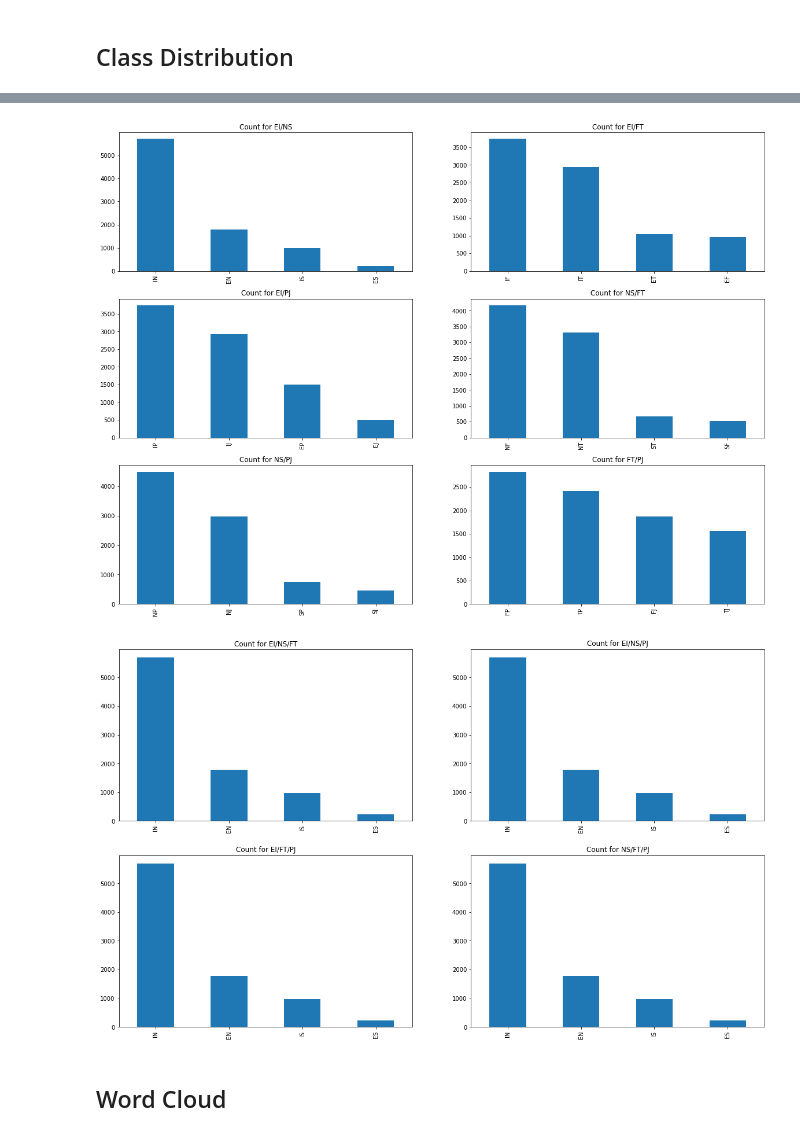
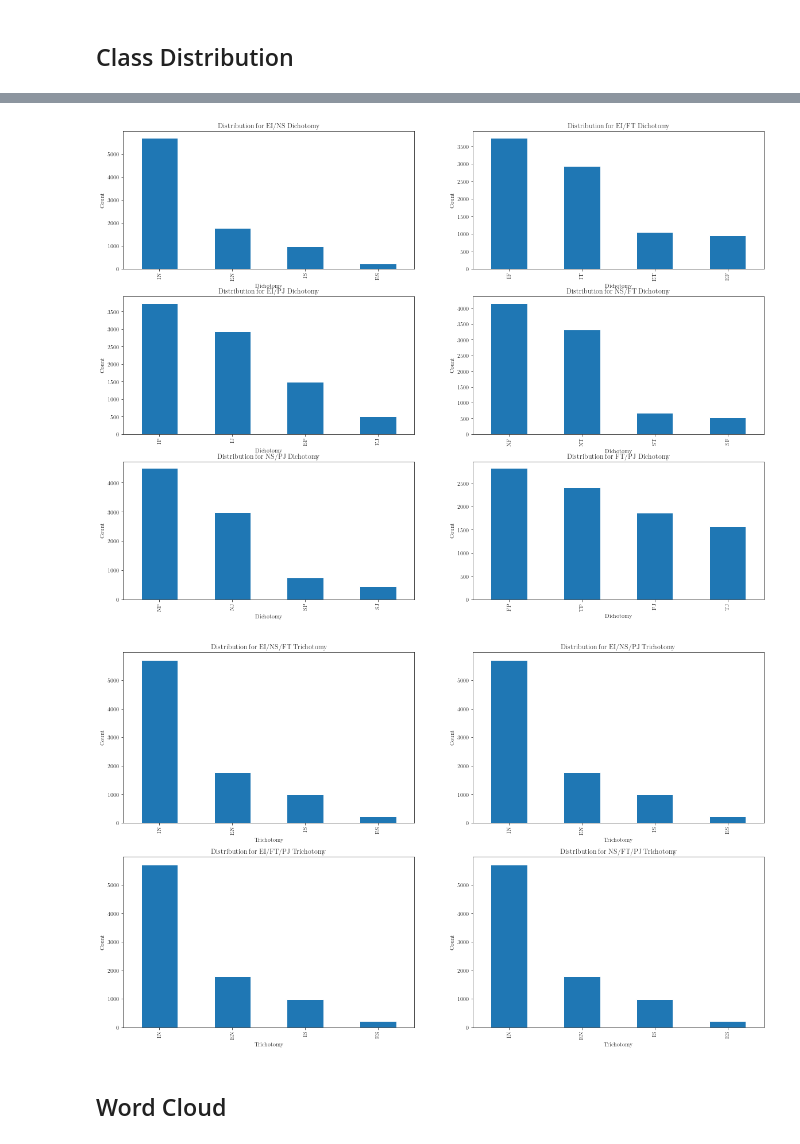
Before and after one commit to vincentleooo/CDS-Project-2021, a Jupyter notebook: personality_code/data visualisation.ipynb, the cells around one changed output, grey strips where cells are left out. Cells and saved outputs as stored; diff of their text form; code cells hidden in the pictures.

```diff
--- a/personality_code/data visualisation.ipynb
+++ b/personality_code/data visualisation.ipynb
@@ -3,7 +3,7 @@ import pandas as pd
 import matplotlib.pyplot as plt
 import seaborn as sns
 # %%
-df = pd.read_csv('mbti_1.csv', index_col=None)
+df = pd.read_csv('../personality_dataset/mbti_1.csv', index_col=None)
 df
 # %% [output]
 |  | type | posts |
@@ -42,6 +42,8 @@ RcParams({'axes.prop_cycle': cycler('color', ['#0072B2', '#009E73', '#D55E00', '
 # %%
 df['len'] = df['posts'].apply(lambda s : len(s))
 sns.set_style("ticks")
+plt.rc('text', usetex=True)
+plt.rc('font', family='serif')
 plt.figure(dpi=600)
 plt.title("Histogram of Length of 50 Posts")
 plt.xlabel("Length of 50 Posts")
@@ -54,8 +72,12 @@ df['len'].plot.hist(bins=80)
 # %%
 # overall class distribution
 %matplotlib inline
-plt.figure(figsize=(10,4))
-plt.title("overall class distribution (16 classes)")
+plt.rc('text', usetex=True)
+plt.rc('font', family='serif')
+plt.figure(figsize=(8,4), dpi=600)
+plt.title("MBTI Type Distribution")
+plt.xlabel("MBTI Type")
+plt.ylabel("Count")
 df["type"].value_counts().plot(kind='bar');
 # plt.savefig('overall_class_distribution.png')
 # %% [output]
@@ -102,20 +116,20 @@ df["FT/PJ"] = [row["type"][2:] for _,row in df.iterrows()]
 # %%
 # two diemnsion class distribution (four classes)
 %matplotlib inline
 
 col = 2
 row = 3
 
 fig, axes = plt.subplots(row,col, figsize=(20, 15))
-df["EI/NS"].value_counts().plot(ax=axes[0, 0],kind='bar').set_title("Count for EI/NS");
-df["EI/FT"].value_counts().plot(ax=axes[0, 1],kind='bar').set_title("Count for EI/FT");
-df["EI/PJ"].value_counts().plot(ax=axes[1, 0],kind='bar').set_title("Count for EI/PJ");
-df["NS/FT"].value_counts().plot(ax=axes[1, 1],kind='bar').set_title("Count for NS/FT");
-df["NS/PJ"].value_counts().plot(ax=axes[2, 0],kind='bar').set_title("Count for NS/PJ");
-df["FT/PJ"].value_counts().plot(ax=axes[2, 1],kind='bar').set_title("Count for FT/PJ");
+df["EI/NS"].value_counts().plot(ax=axes[0, 0],kind='bar', xlabel="Dichotomy", ylabel="Count").set_title("Distribution for EI/NS Dichotomy");
+df["EI/FT"].value_counts().plot(ax=axes[0, 1],kind='bar', xlabel="Dichotomy", ylabel="Count").set_title("Distribution for EI/FT Dichotomy");
+df["EI/PJ"].value_counts().plot(ax=axes[1, 0],kind='bar', xlabel="Dichotomy", ylabel="Count").set_title("Distribution for EI/PJ Dichotomy");
+df["NS/FT"].value_counts().plot(ax=axes[1, 1],kind='bar', xlabel="Dichotomy", ylabel="Count").set_title("Distribution for NS/FT Dichotomy");
+df["NS/PJ"].value_counts().plot(ax=axes[2, 0],kind='bar', xlabel="Dichotomy", ylabel="Count").set_title("Distribution for NS/PJ Dichotomy");
+df["FT/PJ"].value_counts().plot(ax=axes[2, 1],kind='bar', xlabel="Dichotomy", ylabel="Count").set_title("Distribution for FT/PJ Dichotomy");
 # plt.savefig('two_diemnsion_class_distribution.png')
 # %% [output]
-[figure, old version]
+[figure, new version]
 # %%
 # three dimensions
 df["EI/NS/FT"] = [row["type"][:2] for _,row in df.iterrows()]
@@ -131,13 +145,13 @@ col = 2
 row = 2
 
 fig, axes = plt.subplots(row,col, figsize=(20, 12))
-df["EI/NS/FT"].value_counts().plot(ax=axes[0, 0],kind='bar').set_title("Count for EI/NS/FT");
-df["EI/NS/PJ"].value_counts().plot(ax=axes[0, 1],kind='bar').set_title("Count for EI/NS/PJ");
-df["EI/FT/PJ"].value_counts().plot(ax=axes[1, 0],kind='bar').set_title("Count for EI/FT/PJ");
-df["NS/FT/PJ"].value_counts().plot(ax=axes[1, 1],kind='bar').set_title("Count for NS/FT/PJ");
+df["EI/NS/FT"].value_counts().plot(ax=axes[0, 0],kind='bar', xlabel="Trichotomy", ylabel="Count").set_title("Distribution for EI/NS/FT Trichotomy");
+df["EI/NS/PJ"].value_counts().plot(ax=axes[0, 1],kind='bar', xlabel="Trichotomy", ylabel="Count").set_title("Distribution for EI/NS/PJ Trichotomy");
+df["EI/FT/PJ"].value_counts().plot(ax=axes[1, 0],kind='bar', xlabel="Trichotomy", ylabel="Count").set_title("Distribution for EI/FT/PJ Trichotomy");
+df["NS/FT/PJ"].value_counts().plot(ax=axes[1, 1],kind='bar', xlabel="Trichotomy", ylabel="Count").set_title("Distribution for NS/FT/PJ Trichotomy");
 # plt.savefig('three_diemnsion_class_distribution.png')
 # %% [output]
-[figure, old version]
+[figure, new version]
 # %% [markdown]
 ## Word Cloud
 # %%
```
Also changed, not shown: parts of 7 cells of this notebook, 27 other files.
